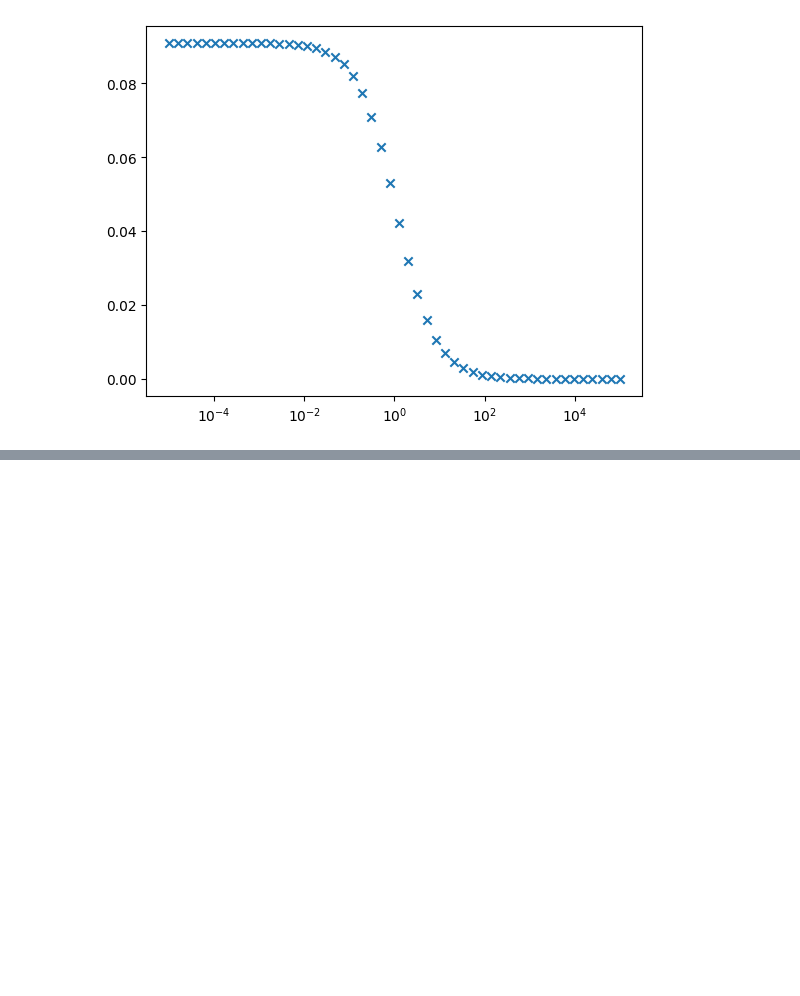
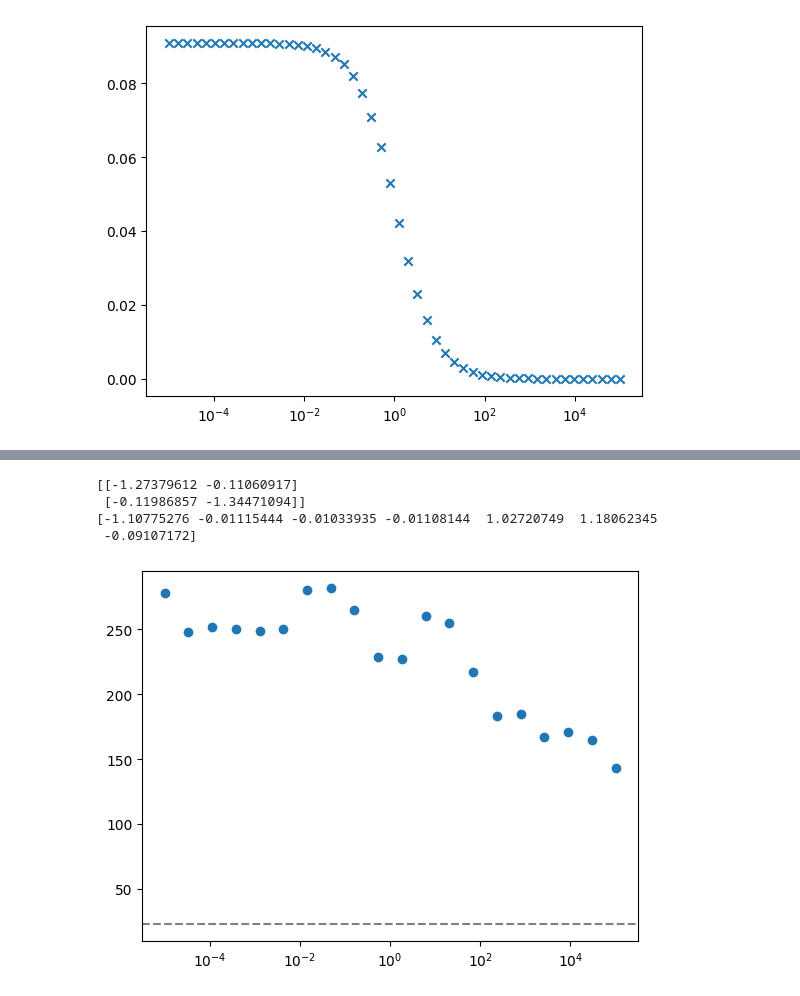
Before and after one commit to joeyshuttleworth/auxin_signalling_models, a Jupyter notebook: notebooks/degenerate_model_demonstration.ipynb, the cells around one changed output, grey strips where cells are left out. Saved outputs shown, nothing was run; the diff lists cells and outputs as text; code cells hidden in the pictures; blank space fills up the shorter version.

```diff
--- a/notebooks/degenerate_model_demonstration.ipynb
+++ b/notebooks/degenerate_model_demonstration.ipynb
@@ -246 +243,41 @@ ax.set_xscale('log')
+# %%
+# Now the reduced model
+x0 = np.array(list(reduced_ic_dict.values()))
+p = np.array(list(reduced_param_dict.values()))
+
+_rhs_func = asp_model_r.generate_rhs_func()
+
+def wrapped_rhs_func(t, y, p, aux):
+    return _rhs_func(y, t, p, aux).flatten()
+
+
+promoter_expr_jac_func, inhomog_expr_func\
+        = asp_model_r.get_promoter_ode_funcs()
+
+print(promoter_expr_jac_func(x0, p, [1.0]))
+
+print(wrapped_rhs_func(0, x0, p, [1.0]))
+
+
+jac_func = asp_model_full.generate_jacobian_func(parameter_subs_dict=parameter_subs_dict)
+def wrapped_jac_func(t, y, p, aux):
+    return jac_func(y, t, p, aux)
+
+res = scipy.integrate.solve_ivp(wrapped_rhs_func, t_span = [0, 1], y0=x0, args=(p, [1.0]),
+                                    full_output=True, method="LSODA")
+y = res.y
+
+steps_taken = res.nfev
+
+plt.scatter(tau_vals, steps_taken_list)
+
+ax = plt.gca()
+ax.axhline(steps_taken, ls='--', color='grey')
+ax.set_xscale('log')
+# %% [output]
+[[-1.27379612 -0.11060917]
+ [-0.11986857 -1.34471094]]
+[-1.10775276 -0.01115444 -0.01033935 -0.01108144  1.02720749  1.18062345
+ -0.09107172]
+[figure, added]
 # %%
```
Also changed, not shown: parts of 8 cells of this notebook, 38 other files.
